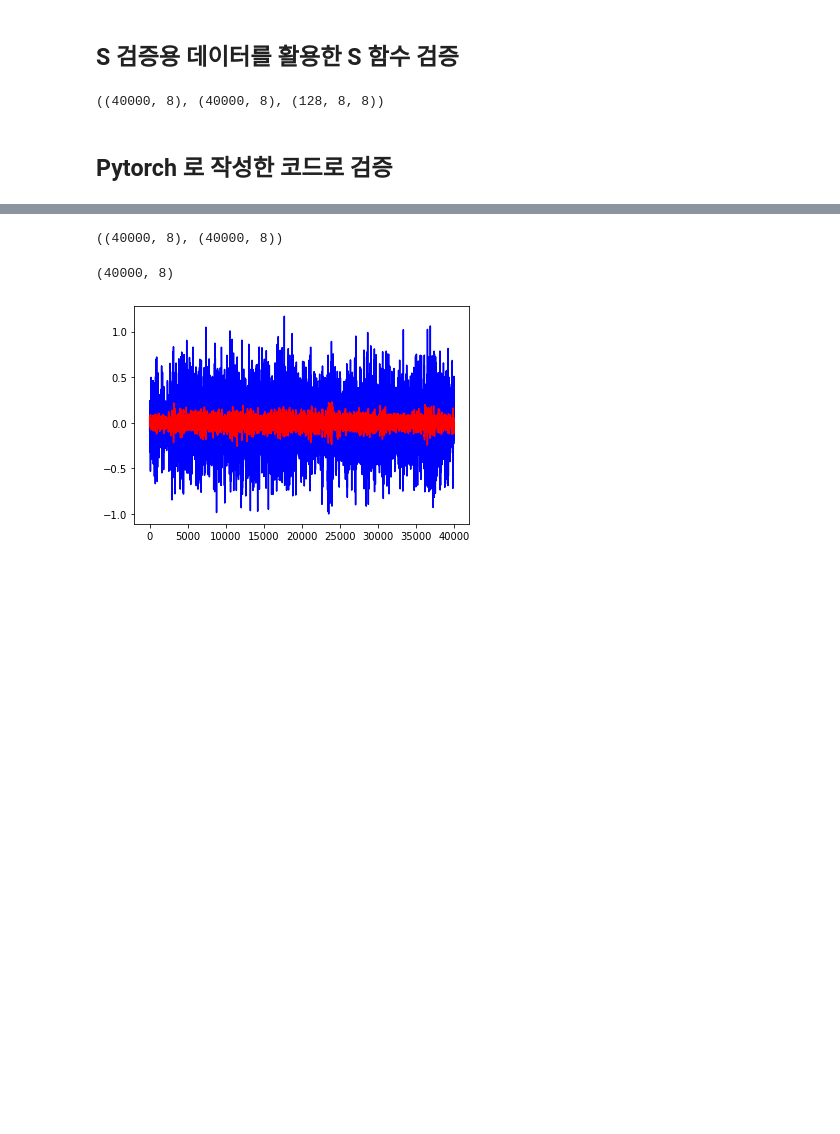
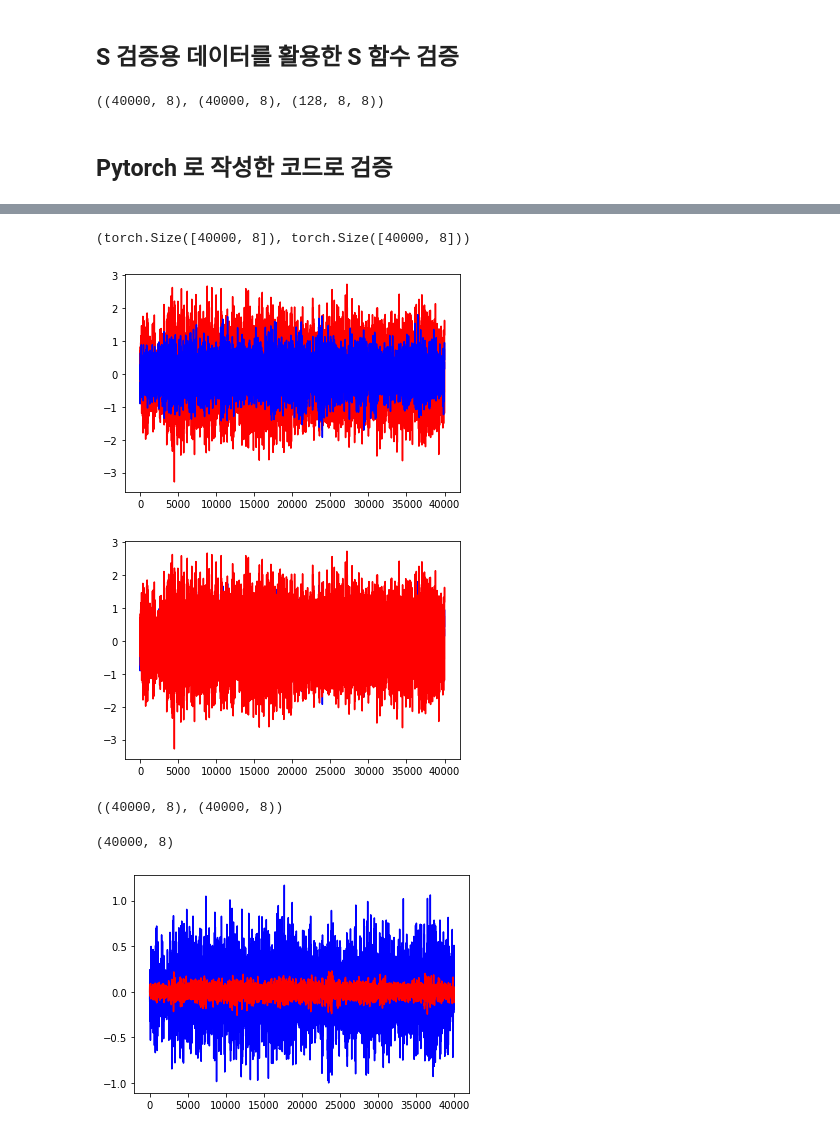
Before and after one commit to shaun95/hyundai, a Jupyter notebook: z_S_check.ipynb, the cells around one changed output, grey strips where cells are left out. Drawn from its saved outputs; the diff is of its cells as text; code cells hidden in the pictures; blank space fills up the shorter version.

```diff
--- a/z_S_check.ipynb
+++ b/z_S_check.ipynb
@@ -71,0 +49,19 @@ tensor([[ 0.0000e+00,  0.0000e+00,  0.0000e+00,  0.0000e+00,  0.0000e+00,
+# %%
+# defined as a function
+## New Conv S => Validated
+Ls, K, M = s_filter.shape
+Tn = y.shape[0]
+y_buffer = torch.zeros((Ls, K))
+y_p = torch.zeros(y.size())
+#e = torch.zeros(y.size())
+
+for n in range(Tn):
+    for k in range(K):
+        for m in range(M):
+            #print(torch.matmul(y_buffer[:, k].unsqueeze(1).transpose(0,1), s_filter[:, k, m].unsqueeze(1)).shape)
+            #y_p[n, m] += torch.mm(y_buffer[:, k].unsqueeze(1).transpose(0,1), s_filter[:, k, m].unsqueeze(1))[0,0]
+            y_p[n,m] += torch.dot(y_buffer[:, k], s_filter[:, k, m])
+
+    #e[n, :] = d[n, :] - y_p[n, :]
+    y_buffer[1:, :] = y_buffer[:-1, :].clone()
+    y_buffer[0, :] = y[n , :]
@@ -72,3 +84,19 @@ tensor([[ 0.0000e+00,  0.0000e+00,  0.0000e+00,  0.0000e+00,  0.0000e+00,
+# %%
+y_p.shape, d.shape
+# %% [output]
+(torch.Size([40000, 8]), torch.Size([40000, 8]))
+# %%
+plt.plot(y_p[:,0], color='red')
+plt.plot(d[:,0], color='blue')
+plt.show()
+
+
+plt.plot(d[:,0], color='blue')
+plt.plot(y_p[:,0], color='red')
+plt.show()
+# %% [output]
+[figure, added]
+[figure, added]
 # %%
 e = e.numpy()
 y_p = y_p.numpy()
```
Also changed, not shown: parts of 2 cells of this notebook, 20 other files.
